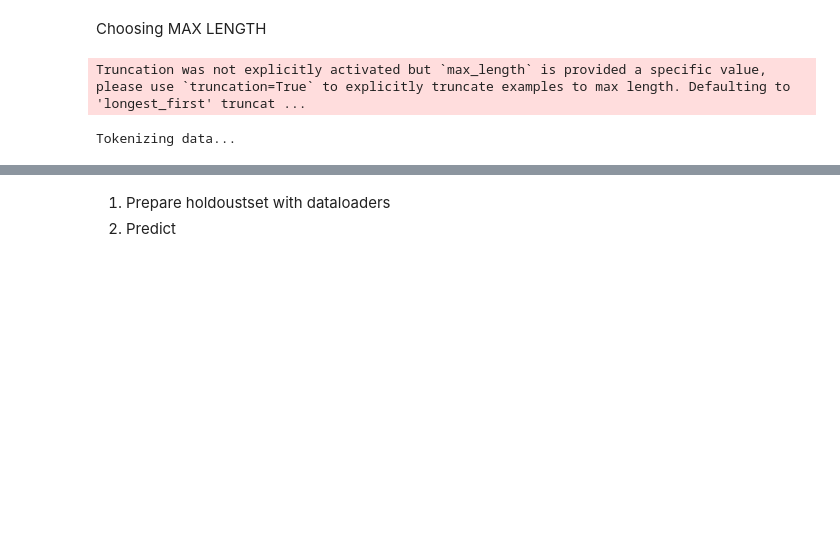
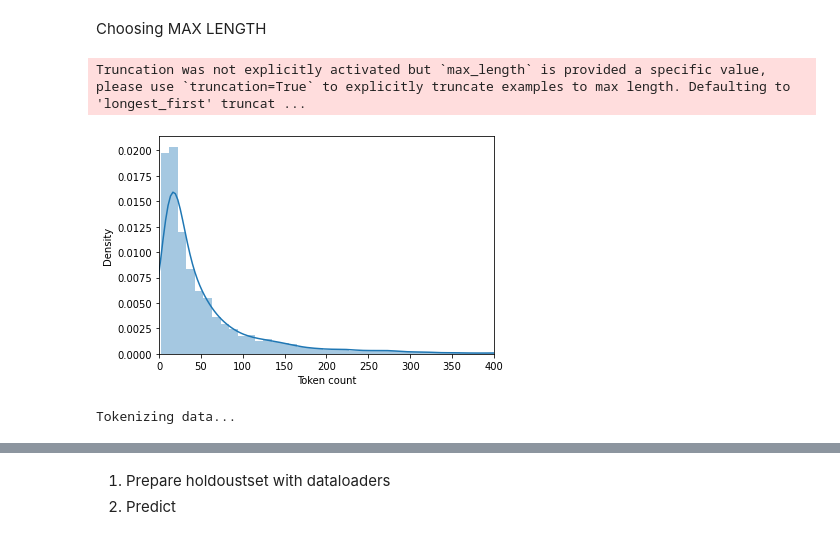
Before and after one commit to mosh98/Swedish_Sentiment_BERTIL, a Jupyter notebook: Swe_Bert_Training_Bigger_dataset.ipynb, the cells around one changed output, grey strips where cells are left out. Drawn from its saved outputs; the diff is of its cells as text; code cells hidden in the pictures; blank space fills up the shorter version.

```diff
--- a/Swe_Bert_Training_Bigger_dataset.ipynb
+++ b/Swe_Bert_Training_Bigger_dataset.ipynb
@@ -285,16 +299,29 @@ def preprocessing_for_bert(data):
     return input_ids, attention_masks
 # %% [markdown]
 Choosing MAX LENGTH
+# %%
+token_lens = []
+for txt in df.text:
+  tokens = tokenizer.encode(txt, max_length=512)
+  token_lens.append(len(tokens))
+
+
+
+sns.distplot(token_lens)
+plt.xlim([0, 400]);
+plt.xlabel('Token count');
+# %% [output]
+Truncation was not explicitly activated but `max_length` is provided a specific value, please use `truncation=True` to explicitly truncate examples to max length. Defaulting to 'longest_first' truncat ...
+[figure, added]
 # %%
-MAX_LEN = 100
+MAX_LEN = 256
 # Run function `preprocessing_for_bert` on the train set and the validation set
 
 print('Tokenizing data...')
 train_inputs, train_masks = preprocessing_for_bert(X_train)
 val_inputs, val_masks = preprocessing_for_bert(X_val)
 # %% [output]
-Truncation was not explicitly activated but `max_length` is provided a specific value, please use `truncation=True` to explicitly truncate examples to max length. Defaulting to 'longest_first' truncat ...
+Tokenizing data...
-Tokenizing data...
 # %%
 from torch.utils.data import TensorDataset, DataLoader, RandomSampler, SequentialSampler
 
```
Also changed, not shown: parts of 16 cells of this notebook.
